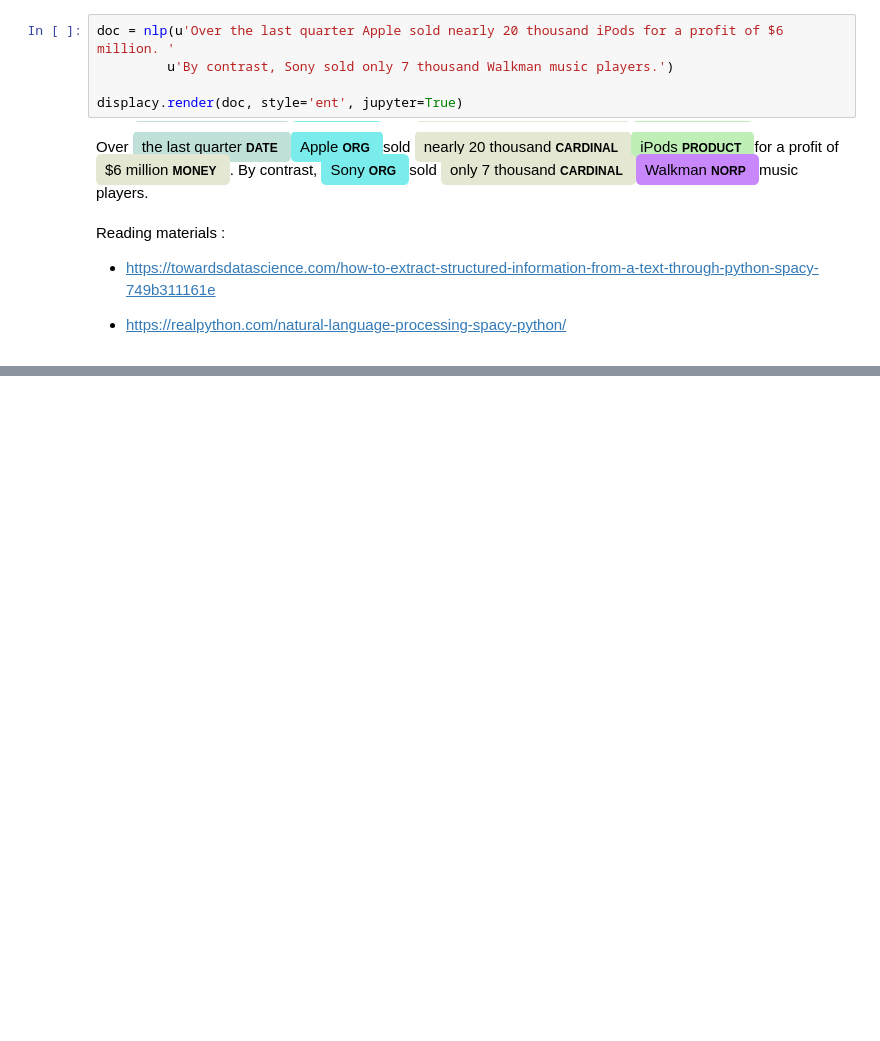
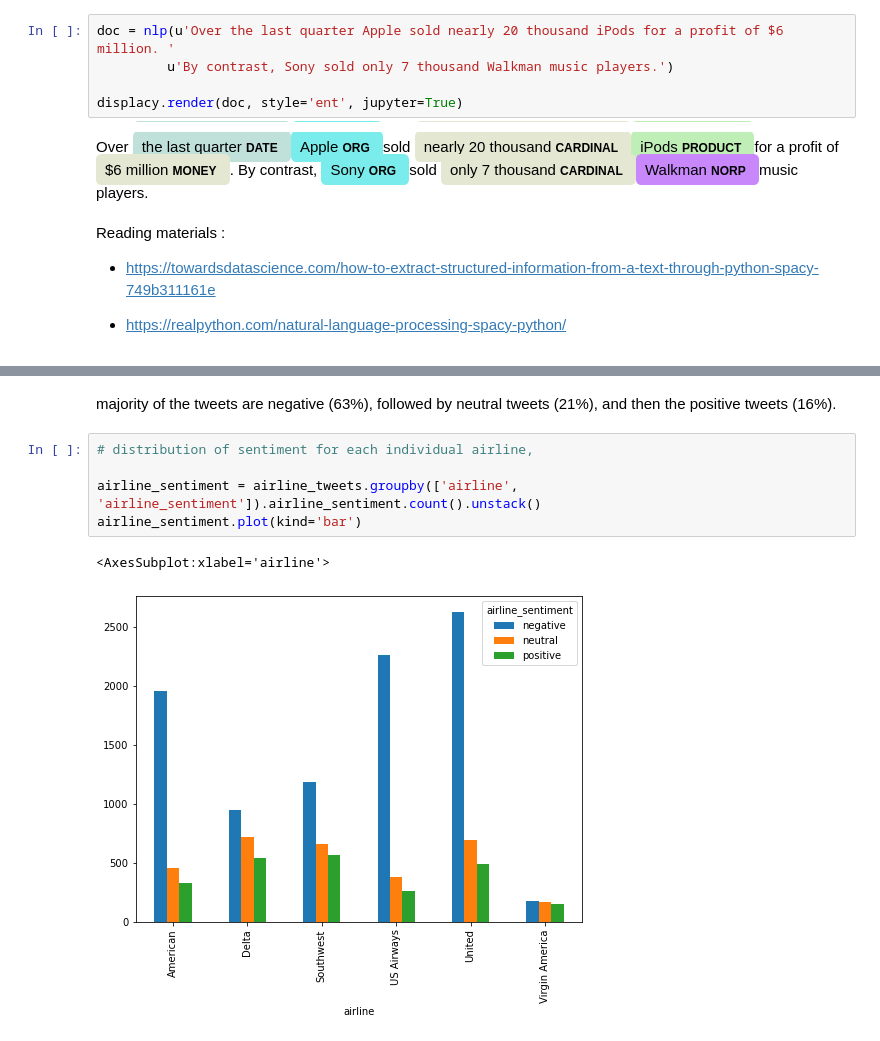
Before and after one commit to Heytec/ADS_REV_code, a Jupyter notebook: 032 Lesson NLP Basics/Natural Language Processing ( SpaCy & NLTK).ipynb, the cells around one changed output, grey strips where cells are left out. Cells and saved outputs as stored; diff of their text form; blank space fills up the shorter version.

```diff
--- a/032 Lesson NLP Basics/Natural Language Processing .ipynb
+++ b/032 Lesson NLP Basics/Natural Language Processing ( SpaCy & NLTK).ipynb
@@ -403,0 +455,10 @@ Reading materials :
+# %% [markdown]
+majority of the tweets are negative (63%), followed by neutral tweets (21%), and then the positive tweets (16%).
+# %%
+# distribution of sentiment for each individual airline,
+
+airline_sentiment = airline_tweets.groupby(['airline', 'airline_sentiment']).airline_sentiment.count().unstack()
+airline_sentiment.plot(kind='bar')
+# %% [output]
+<AxesSubplot:xlabel='airline'>
+[figure, added]
```
Also changed, not shown: parts of 23 cells of this notebook, 2 other files.
